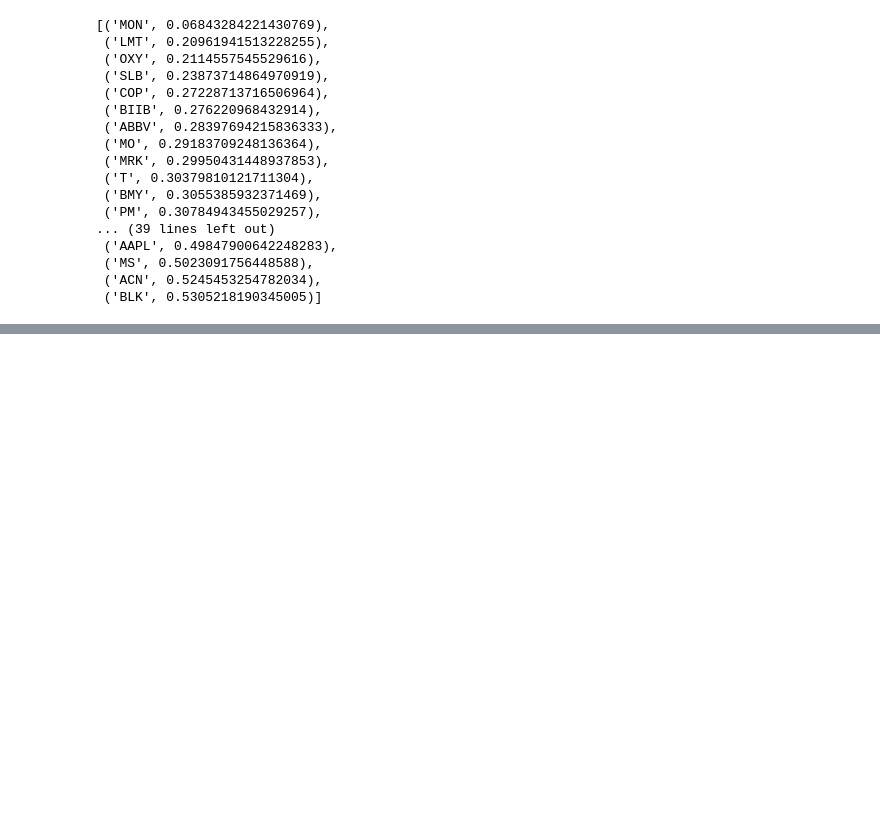
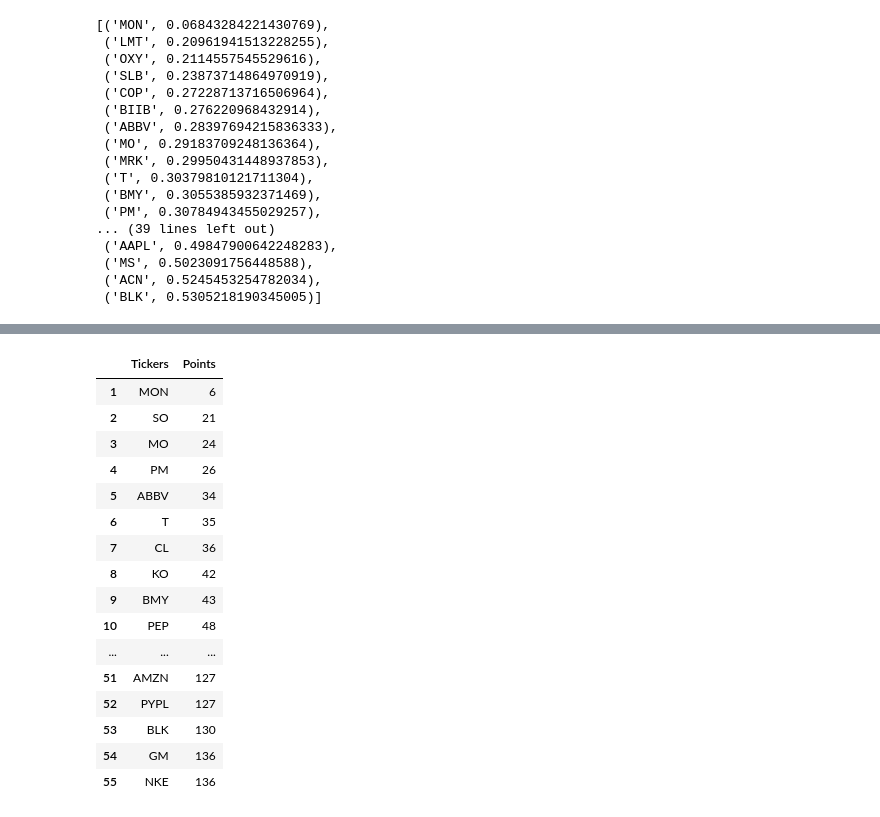
Before and after one commit to richardsha19/portfolio-manager, a Jupyter notebook: Main.ipynb, the cells around one changed output, grey strips where cells are left out. Cells and saved outputs as stored; diff of their text form; code cells hidden in the pictures; blank space fills up the shorter version.

Commit message:
Created Points System
Co-Authored-By: menizdakul <67995434+menizdakul@users.noreply.github.com>

```diff
--- a/Main.ipynb
+++ b/Main.ipynb
@@ -317,3 +317,35 @@ points_system
 | 53 | COP | BIIB | MS |
 | 54 | PYPL | OXY | ACN |
 | 55 | OXY | PYPL | BLK |
+# %%
+score = pd.DataFrame()
+
+score['Tickers'] = expected_lst
+
+score['Points'] = None
+
+for i in range(len(score)):
+    score['Points'][i] = (int(points_system[points_system['Expected Returns'] == expected_lst[i]].index.values)) + (int(points_system[points_system['Standard Deviation'] == expected_lst[i]].index.values)) + (int(points_system[points_system['Correlation'] == expected_lst[i]].index.values))
+
+score = score.sort_values("Points")
+score = score.reset_index(drop=True)
+score.index += 1
+score
+# %% [output]
+|  | Tickers | Points |
+| 1 | MON | 6 |
+| 2 | SO | 21 |
+| 3 | MO | 24 |
+| 4 | PM | 26 |
+| 5 | ABBV | 34 |
+| 6 | T | 35 |
+| 7 | CL | 36 |
+| 8 | KO | 42 |
+| 9 | BMY | 43 |
+| 10 | PEP | 48 |
+| ... | ... | ... |
+| 51 | AMZN | 127 |
+| 52 | PYPL | 127 |
+| 53 | BLK | 130 |
+| 54 | GM | 136 |
+| 55 | NKE | 136 |
```
Also changed, not shown: parts of 1 cell of this notebook.
